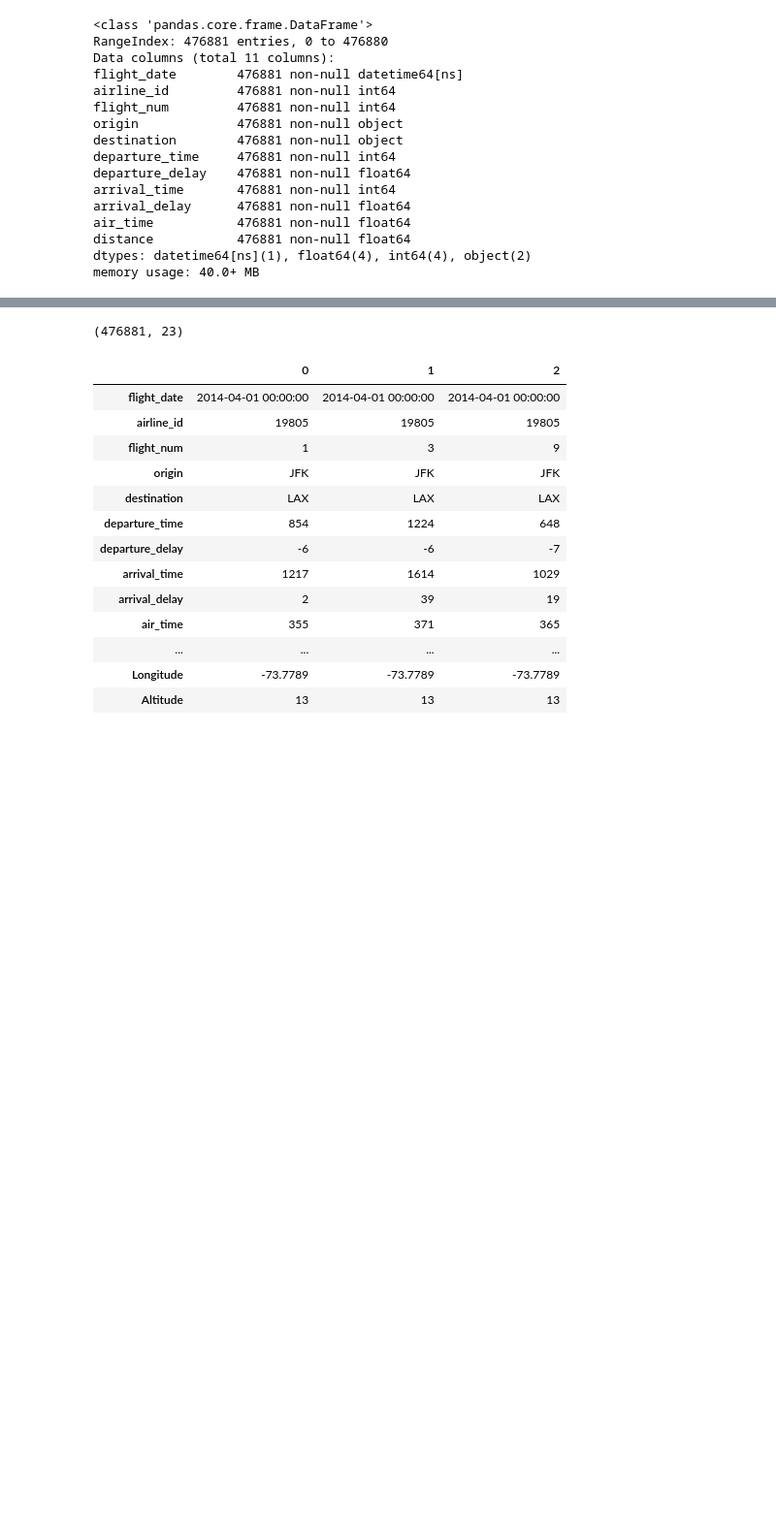
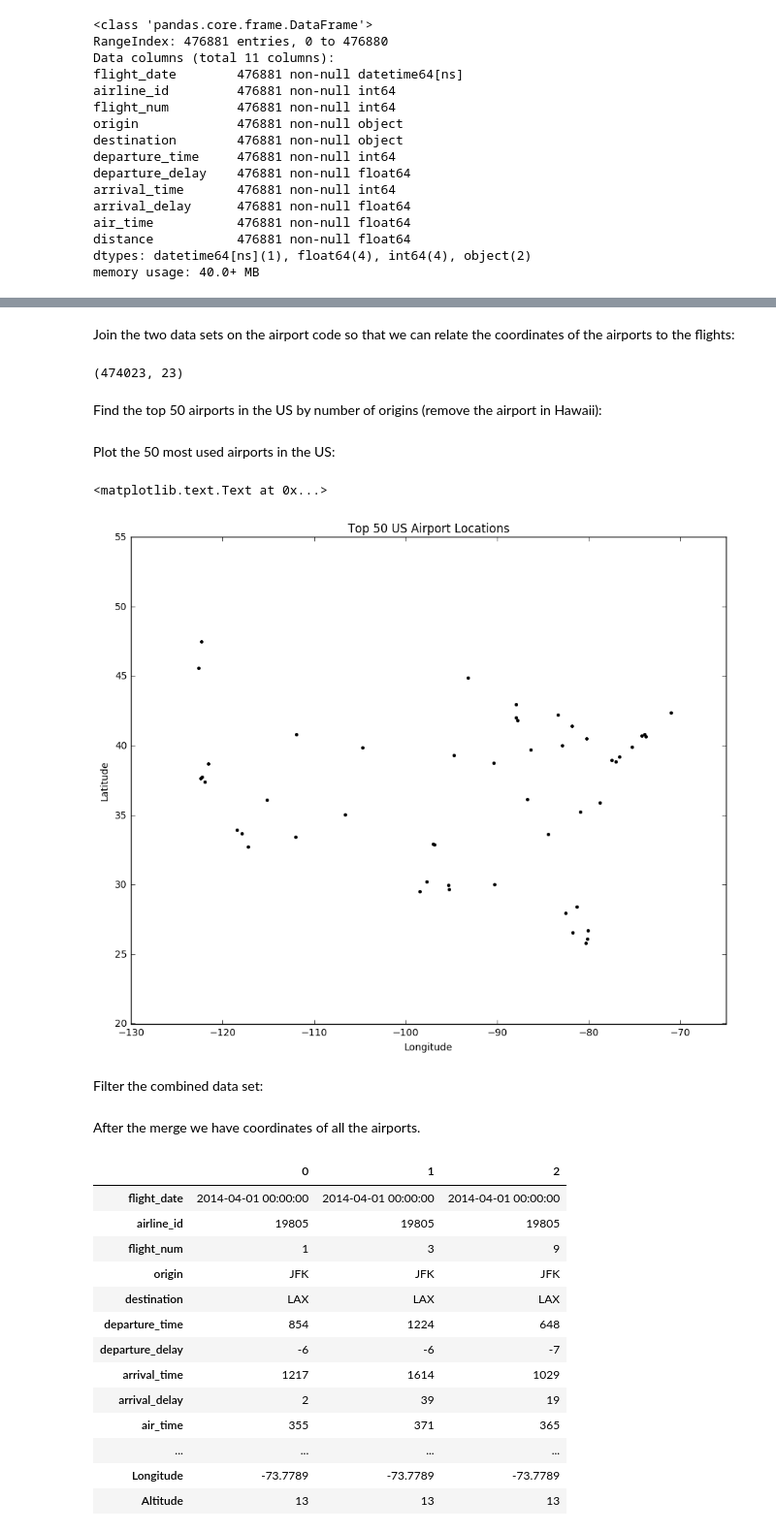
Before and after one commit to jhalverson/data_science, a Jupyter notebook: network_analysis/US_flight_network.ipynb, the cells around one changed output, grey strips where cells are left out. Shown at 97% size. Saved outputs shown, nothing was run; the diff lists cells and outputs as text; code cells hidden in the pictures; blank space fills up the shorter version.

```diff
--- a/network_analysis/US_flight_network.ipynb
+++ b/network_analysis/US_flight_network.ipynb
@@ -91,5 +113,28 @@ memory usage: 40.0+ MB
+# %% [markdown]
+Join the two data sets on the airport code so that we can relate the coordinates of the airports to the flights:
 # %%
-df = pd.merge(flights, coords, left_on='origin', right_on='IATA', how='inner')
+df = pd.merge(flights, coords_us, how='inner', left_on='origin', right_on='IATA')
 df.shape
 # %% [output]
-(476881, 23)
+(474023, 23)
+# %% [markdown]
+Find the top 50 airports in the US by number of origins (remove the airport in Hawaii):
+# %%
+top50 = set(df.origin.value_counts()[:51].index.tolist())
+top50.remove('HNL')
+airports_top50 = coords_us[coords_us.IATA.isin(top50)]
+# %% [markdown]
+Plot the 50 most used airports in the US:
+# %%
+fig, ax = plt.subplots(figsize=(11, 9))
+plt.plot(airports_top50.Longitude, airports_top50.Latitude, 'k.')
+plt.xlim(-130, -65)
+plt.ylim(20, 55)
+plt.xlabel('Longitude')
+plt.ylabel('Latitude')
+plt.title('Top 50 US Airport Locations')
+# %% [output]
+<matplotlib.text.Text at 0x...>
+[figure, added]
+# %% [markdown]
+Filter the combined data set:
@@ -96 +143,3 @@ df.shape
+# %% [markdown]
+After the merge we have coordinates of all the airports.
 # %%
```
Also changed, not shown: parts of 38 cells of this notebook.
